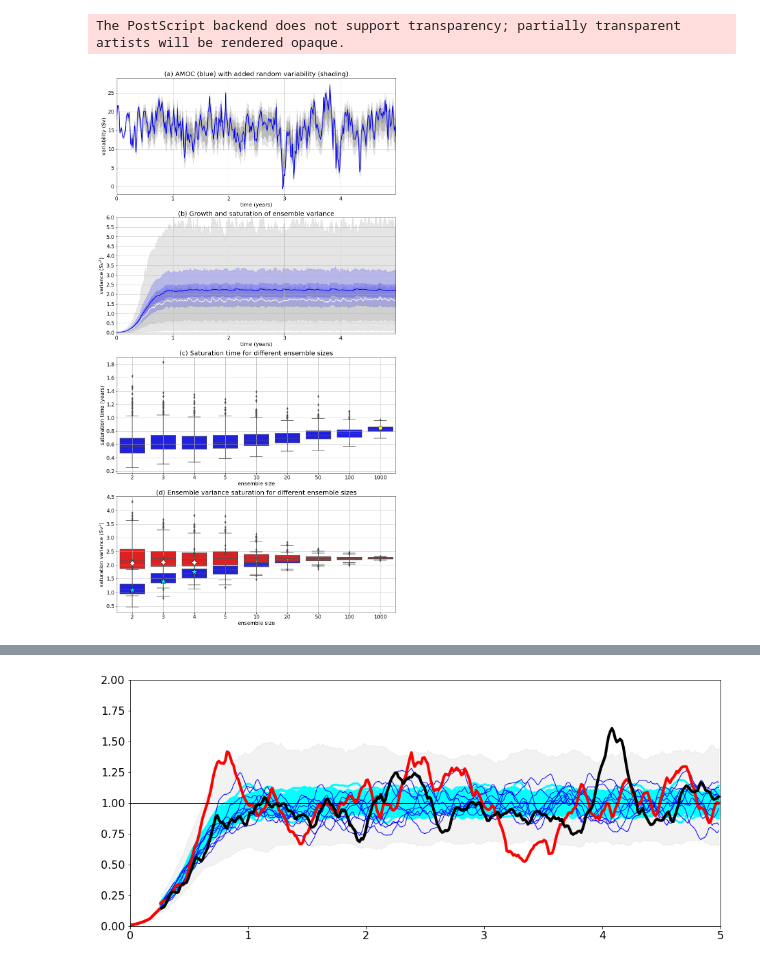
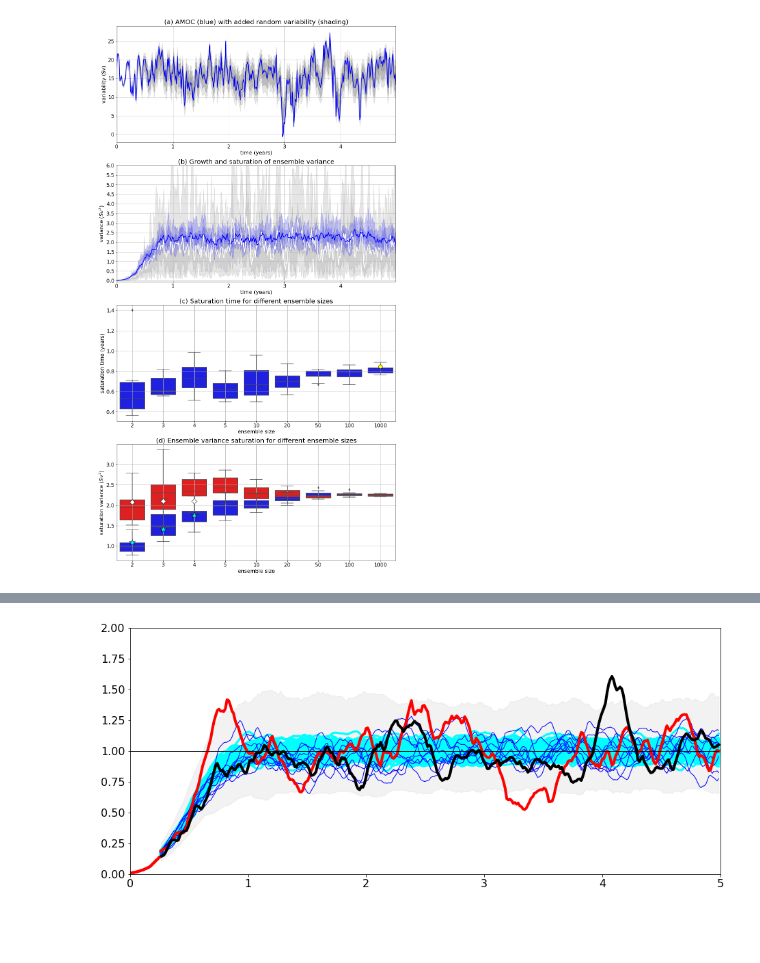
Before and after one commit to NOC-MSM/CHAMOC, a Jupyter notebook: appendix/JPO-D-21-0100_ensemble_divergence_figures_A1_A2.ipynb, the cells around one changed output, grey strips where cells are left out. Saved outputs shown, nothing was run; the diff lists cells and outputs as text; code cells hidden in the pictures; blank space fills up the shorter version.

```diff
--- a/appendix/JPO-D-21-0100_ensemble_divergence_figures_A1_A2.ipynb
+++ b/appendix/JPO-D-21-0100_ensemble_divergence_figures_A1_A2.ipynb
@@ -1,4 +1,6 @@
 # %%
+import datetime
+begin=datetime.datetime.now()
 #-------------------------------------------------------------------------------------------
 #
 # Simple statistical model used to generate the data needed to
@@ -85,7 +87,7 @@ STD_AMOC = np.std(AMOC[:,0],0)
 # number of ensemble sizes to be tested:
 nk = 9
 # number of repeats for each ensemble size
-nl =1000
+nl =10
 
 # Number used for Germe et al. is nl =1000 (takes a while to compute so
 # you may want to reduce this number)
@@ -528,10 +530,16 @@ plt.grid(True)
 
 
 # Save figure:
-plt.savefig('../figures/test_ensemble_divergence_figure_A1.png',dpi=400, bbox_inches='tight' )
-plt.savefig('../figures/test_ensemble_divergence_figrue_A1.eps',format='eps')
+#plt.savefig('../figures/test_ensemble_divergence_figure_A1.png',dpi=400, bbox_inches='tight' )
+#plt.savefig('../figures/test_ensemble_divergence_figrue_A1.eps',format='eps')
 
-plt.show()
+#plt.show()
+
+end=datetime.datetime.now()
+print("Started:  ", begin.time())
+print("Finished: ", end.time())
+took = (end-begin)
+print("Took:     ", took)
 # %% [output]
 STD_AMOC= 4.168734178778184 STD_AMOC_noise= 4.906844548213673 AMOC length (timesteps): 365
 Ensemble size:  2
@@ -546,2 +557 @@ Ensemble size:  1000
-The PostScript backend does not support transparency; partially transparent artists will be rendered opaque.
-[figure, old version]
+[figure, new version]
```
Also changed, not shown: parts of 2 cells of this notebook, 13 other files.
